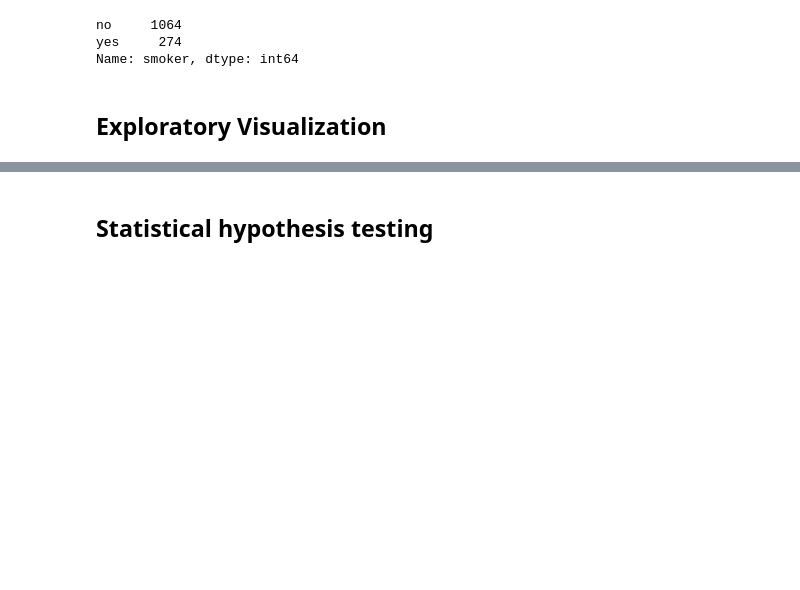
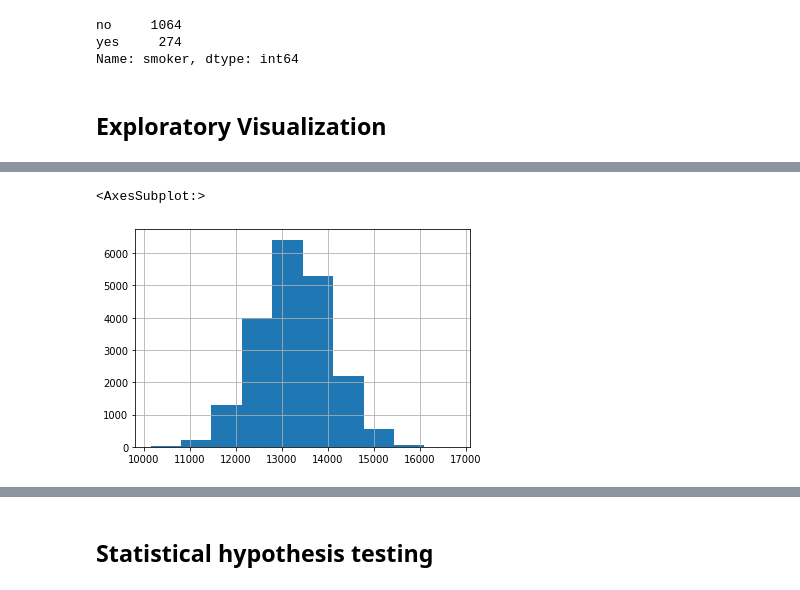
Before and after one commit to graceuche/northeastern-final-project, a Jupyter notebook: notebook.ipynb, the cells around one changed output, grey strips where cells are left out. Cells and saved outputs as stored; diff of their text form; code cells hidden in the pictures; blank space fills up the shorter version.

```diff
--- a/notebook.ipynb
+++ b/notebook.ipynb
@@ -68,0 +141,13 @@ Name: smoker, dtype: int64
+# %%
+mean = []
+
+for i in range(0,20000):
+    sample = df.sample(n=200)
+    mean.append(sample['charges'].mean())
+# mean
+# %%
+series_mean = pd.Series(mean)
+series_mean.hist()
+# %% [output]
+<AxesSubplot:>
+[figure, added]
```
Also changed, not shown: parts of 10 cells of this notebook, 1 other file.
